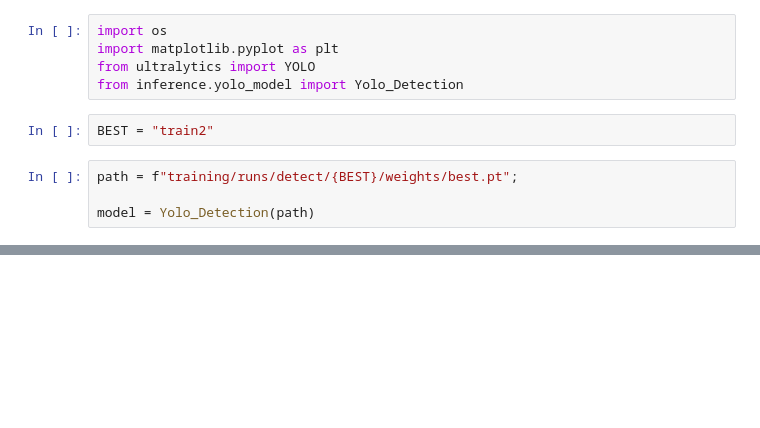
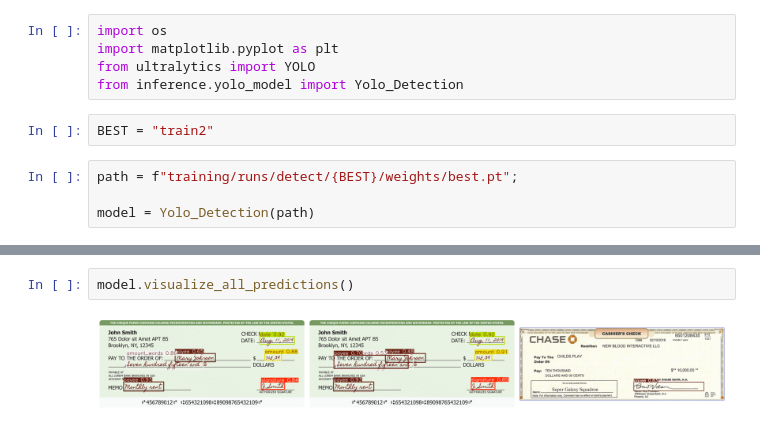
Before and after one commit to Automation-Anywhere-1B/CV-Document-Data-Extraction, a Jupyter notebook: Yolo Stacked/yolo/example.ipynb, the cells around one changed output, grey strips where cells are left out. Cells and saved outputs as stored; diff of their text form; blank space fills up the shorter version.

```diff
--- a/Yolo Stacked/yolo/example.ipynb
+++ b/Yolo Stacked/yolo/example.ipynb
@@ -20,0 +29,4 @@ Speed: 2.3ms preprocess, 70.2ms inference, 7.4ms postprocess per image at shape
+# %%
+model.visualize_all_predictions()
+# %% [output]
+[figure, added]
```
Also changed, not shown: parts of 3 cells of this notebook, 3 other files.
